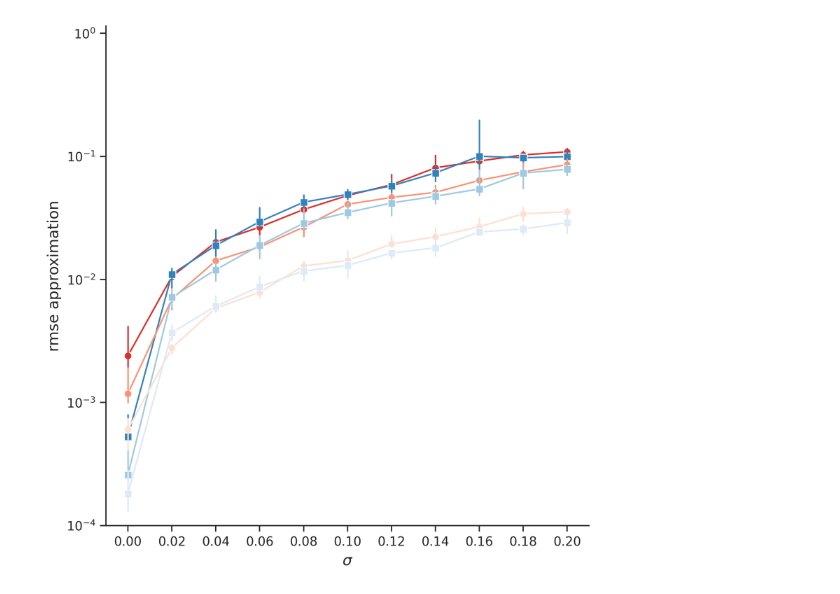
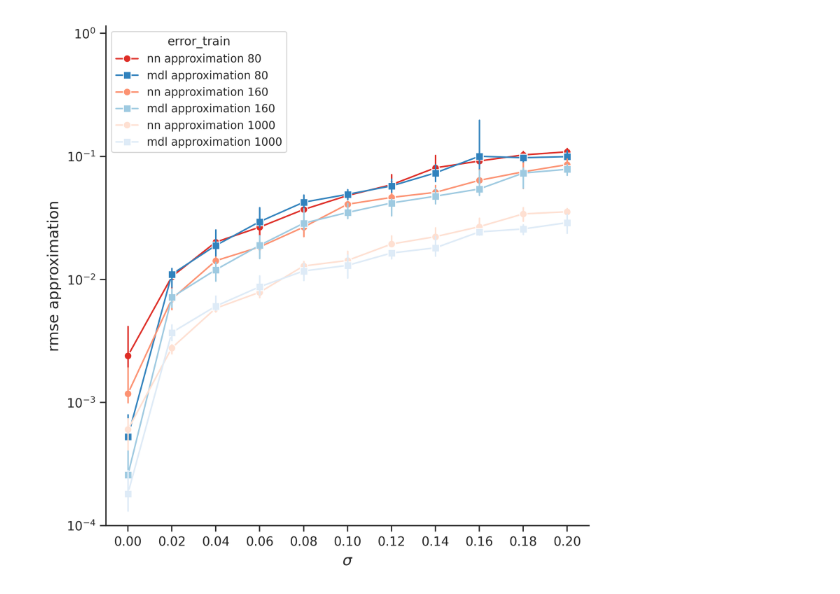
Before and after one commit to SergioCoboLopez/BMS_approximator, a Jupyter notebook: bin/ann_functions/plot_approximation_all_resolutions.ipynb, the cells around one changed output. Cells and saved outputs as stored; diff of their text form; code cells hidden in the pictures.

Commit message:
changes to legend

```diff
--- a/bin/ann_functions/plot_approximation_all_resolutions.ipynb
+++ b/bin/ann_functions/plot_approximation_all_resolutions.ipynb
@@ -25,15 +25,29 @@ sns.set_style("ticks")
 def get_errors(resolution):
     #read errors
     errors_approximation=pd.read_csv('../../data/'+ 'errors_approximation_' + resolution +  '.csv',index_col=0)
-    columns=["sigma", "function","rmse_nn_train", "rmse_nn_test", "rmse_mdl_train", "rmse_mdl_test", "n", "r"]
+    display(errors_approximation)
+
+    #change column names for elegant legend and axes representation
+    resolutions={'1x': '80','2x': '160','4e-3x': '1000' }; points= resolutions[resolution]
+    errors_approximation=errors_approximation.rename(columns=\
+    {"mae_nn_train": "mae nn approximation" ,"mae_nn_test": "mae nn test approximation",
+     "mae_mdl_train":"mae mdl approximation","mae_mdl_test": "mae mdl test approximation",
+     "rmse_nn_train": "nn approximation %s" %points , "rmse_nn_test": "nn test approximation %s" %points,\
+     "rmse_mdl_train":"mdl approximation %s" %points, "rmse_mdl_test": "mdl test approximation %s" %points})
+
+    display(errors_approximation)
+    #columns=["sigma", "function","rmse_nn_train", "rmse_nn_test", "rmse_mdl_train", "rmse_mdl_test", "n", "r"]
+    columns=["sigma", "function","nn approximation %s" %points, "nn test approximation %s" %points, \
+             "mdl approximation %s" %points, "mdl test approximation %s" %points, "n", "r"]
     errors_approximation=errors_approximation[columns]
 
     #divide between train/test
-    errors_approximation_train=errors_approximation[["sigma","function", "rmse_nn_train", "rmse_mdl_train","n", "r"]]
+    errors_approximation_train=errors_approximation[["sigma","function", "nn approximation %s" %points, "mdl approximation %s" %points,"n", "r"]]
     errors_approximation_train=pd.melt(errors_approximation_train,id_vars=["sigma","function", "n", "r"],
                                        var_name="error_train",value_name= "value_train")
 
-    errors_approximation_test=errors_approximation[["sigma","function", "rmse_nn_test", "rmse_mdl_test","n", "r"]]
+    errors_approximation_test=errors_approximation[["sigma","function", "nn test approximation %s" %points, \
+                                                    "mdl test approximation %s" %points,"n", "r"]]
     errors_approximation_test=pd.melt(errors_approximation_test,id_vars= ["sigma","function", "n", "r"], var_name="error_test",
                                       value_name= "value_test")
 
@@ -117,35 +209,35 @@ ymin=1e-4;ymax=1.15
 # %%
 #Plot tanh approximations
 
 #tanh - rmse train
 fig=figure(figsize=(width,height), dpi=300)
 
 for resolution in resolutions:
     data = combined_tanh_train[combined_tanh_train['resolution'] == resolution]
     sns.lineplot(
         data=data, x='sigma', y='value_train', hue='error_train', style='error_train',
         estimator='median', err_style="bars", errorbar=('ci', 95), n_boot=resamples, seed=bs_seed,
-        markers=[markers['rmse_nn_train'], markers['rmse_mdl_train']], dashes=False, markersize=m_size, legend=False,
+        markers=[markers['rmse_nn_train'], markers['rmse_mdl_train']], dashes=False, markersize=m_size, legend=True,
         palette=colors[resolution])
 
 #labels, limits, and ticks
 plt.xlabel(r'$\sigma$',fontsize=size_axis);plt.ylabel('rmse approximation',fontsize=size_axis)
 plt.yscale("log")
 xtick_labels=np.arange(0.0,0.22,0.02)
 plt.xticks(xtick_labels, fontsize=size_ticks);plt.yticks(fontsize=size_ticks)
 plt.minorticks_off()
 
 plt.ylim(ymin,ymax)
 sns.despine()
 plt.tight_layout()
 
 name_fig='all_approximation_tanh'
 plt.savefig(output_path+name_fig + '.svg',dpi=300)
 plt.savefig(output_path+name_fig + '.png',dpi=300)
 
 #------------------------------------------------------------------------------------------------------------------------
 # %% [output]
-[figure, old version]
+[figure, new version]
 # %%
 #Plot leaky approximations
 
```
Also changed, not shown: parts of 2 cells of this notebook, 2 other files.
